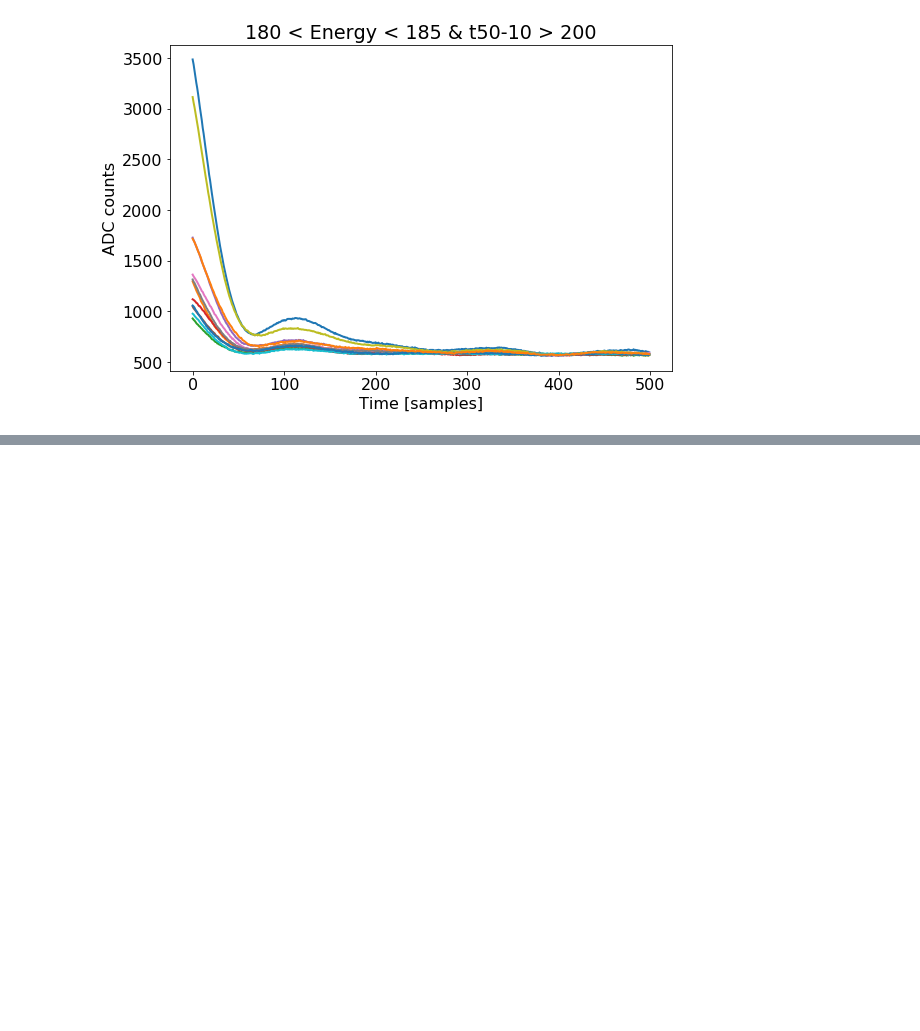
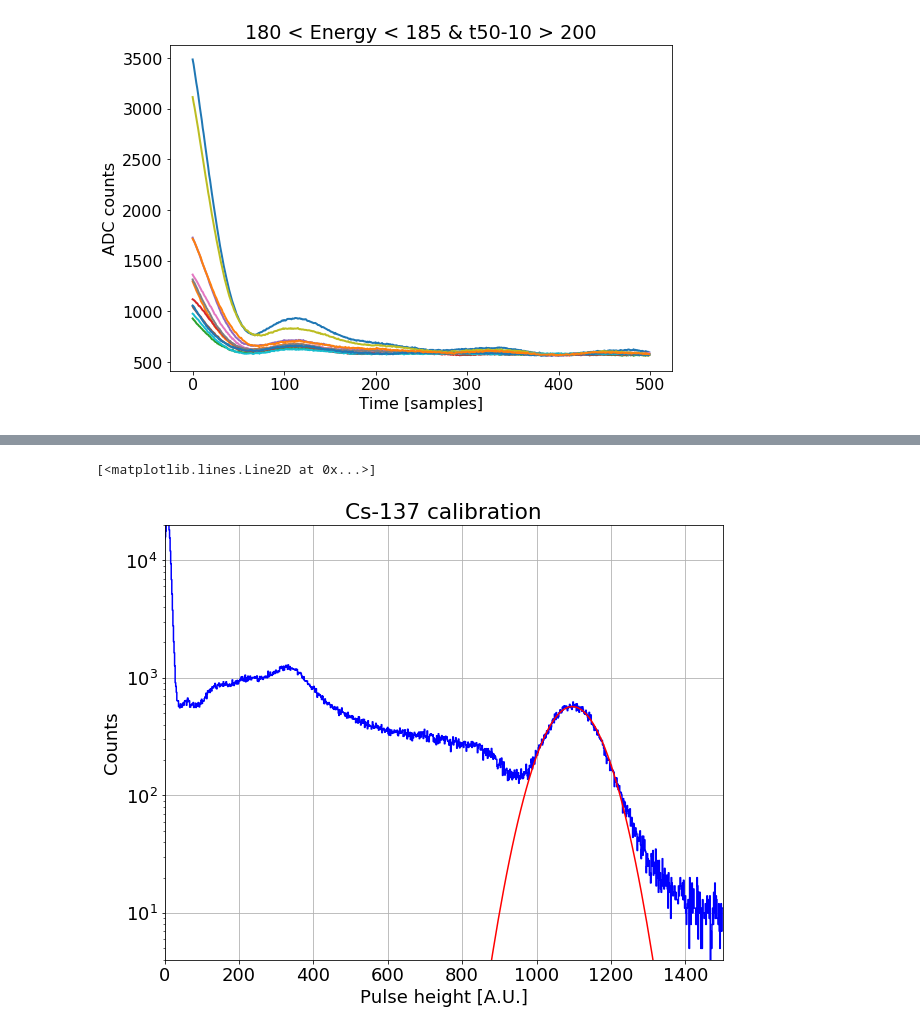
Before and after one commit to bglenardo/Cs136Measurements, a Jupyter notebook: TUNL NaI detector calibration.ipynb, the cells around one changed output, grey strips where cells are left out. Saved outputs shown, nothing was run; the diff lists cells and outputs as text; code cells hidden in the pictures; blank space fills up the shorter version.

```diff
--- a/TUNL NaI detector calibration.ipynb
+++ b/TUNL NaI detector calibration.ipynb
@@ -305,5 +311,6 @@ for i,var in enumerate(quality_vars):
     plt.xlabel('Energy [keV]')
     plt.ylabel('{} - gamma_t10'.format(var))
     plt.xlim(0.,1000.)
+    plt.ylim(0.,100.)
     plt.colorbar()
 # %% [output]
@@ -773,0 +788,10 @@ Text(0.5, 1.0, '180 < Energy < 185 & t50-10 > 200')
+# %%
+data_list = []
+
+for thisfile in rootfiles:
+    print('Opening {}'.format(thisfile))
+
+    fullpath = cs_replayed_data_dir + thisfile
+
+    data_list.append( uproot.open(fullpath)['gamma_events'].arrays( ["*"], \
+                                                    outputtype=pd.DataFrame ) )
@@ -773,0 +804,8 @@ Text(0.5, 1.0, '180 < Energy < 185 & t50-10 > 200')
+# %%
+data = pd.concat(data_list,ignore_index=True)
+
+mask_pmt = data['gamma_ch'] == 27
+
+data_pmt = data.loc[mask_pmt]
+
+data_pmt.head()
@@ -773,0 +819,31 @@ Text(0.5, 1.0, '180 < Energy < 185 & t50-10 > 200')
+# %%
+h_pmt_energy = hl.hist( data_pmt['gamma_PH'], bins=np.linspace(0.,1500.,1000) )
+
+hl.plot1d( h_pmt_energy, color='b', label='PMT detector' )
+plt.yscale('log')
+
+plt.xlim(0.,1500.)
+plt.ylim(4.,2e4)
+
+bincenters = (h_pmt_energy.bins[0][1:] + h_pmt_energy.bins[0][:-1])/2.
+binvals = h_pmt_energy.values
+
+plt.xlabel('Pulse height [A.U.]')
+plt.ylabel('Counts')
+plt.title('Cs-137 calibration')
+plt.grid()
+
+
+fitmask = (bincenters>1000.)&(bincenters<2000.)
+
+pcs,covcs = curve_fit(Gaussian,\
+                      bincenters[fitmask],\
+                      binvals[fitmask],\
+                      p0=(800.,1100.,50.))
+
+xfit = np.linspace(0.,1500.,200)
+yfit = Gaussian( xfit, pcs[0], pcs[1], pcs[2])
+plt.plot(xfit,yfit,'-r')
+# %% [output]
+[<matplotlib.lines.Line2D at 0x...>]
+[figure, added]
```
Also changed, not shown: parts of 14 cells of this notebook, 2 other files.
